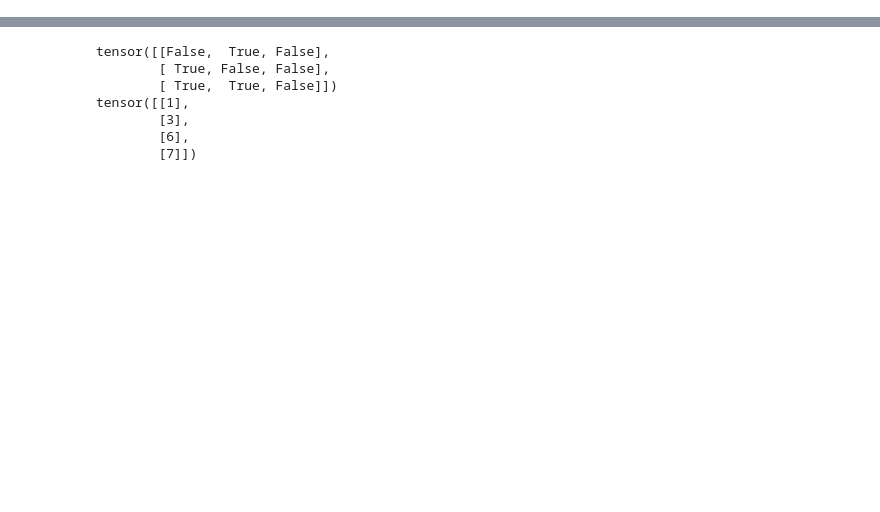
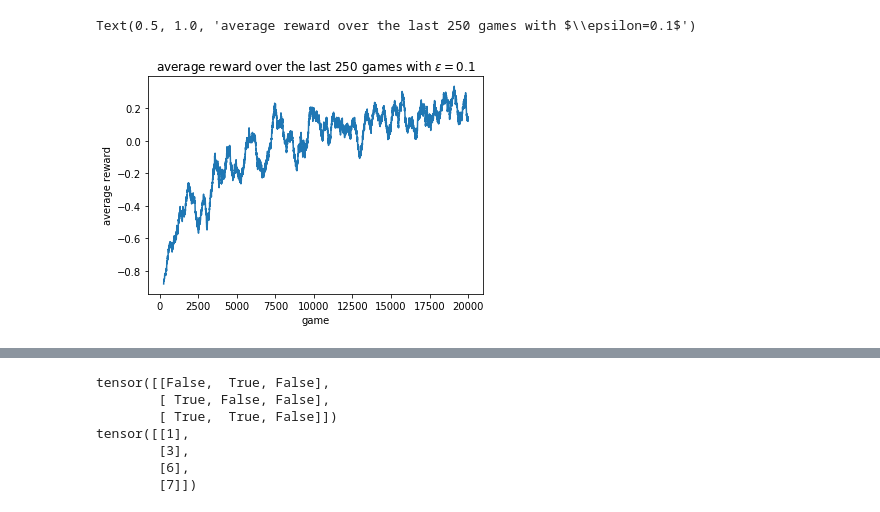
Before and after one commit to Noam-Ghenassia/ANN_miniproject, a Jupyter notebook: results.ipynb, the cells around one changed output, grey strips where cells are left out. Drawn from its saved outputs; the diff is of its cells as text; code cells hidden in the pictures; blank space fills up the shorter version.

```diff
--- a/results.ipynb
+++ b/results.ipynb
@@ -49,3 +49,14 @@ plt.plot(x[100:], losses_numpy[100:])
+# %%
+window_size = 250
+
+plt.figure(0)
+plt.plot(np.arange(20000-window_size+1)+window_size, np.convolve(rewards, np.ones(window_size), 'valid') / window_size)
+plt.xlabel('game')
+plt.ylabel('average reward')
+plt.title(r'average reward over the last 250 games with $\epsilon=0.1$')
+# %% [output]
+Text(0.5, 1.0, 'average reward over the last 250 games with $\\epsilon=0.1$')
+[figure, added]
 # %%
 rewards_numpy = np.array(rewards)
 avg_rewards = np.empty((int(rewards_numpy.shape[0]/100),))
```
Also changed, not shown: parts of 4 cells of this notebook, 1 other file.
